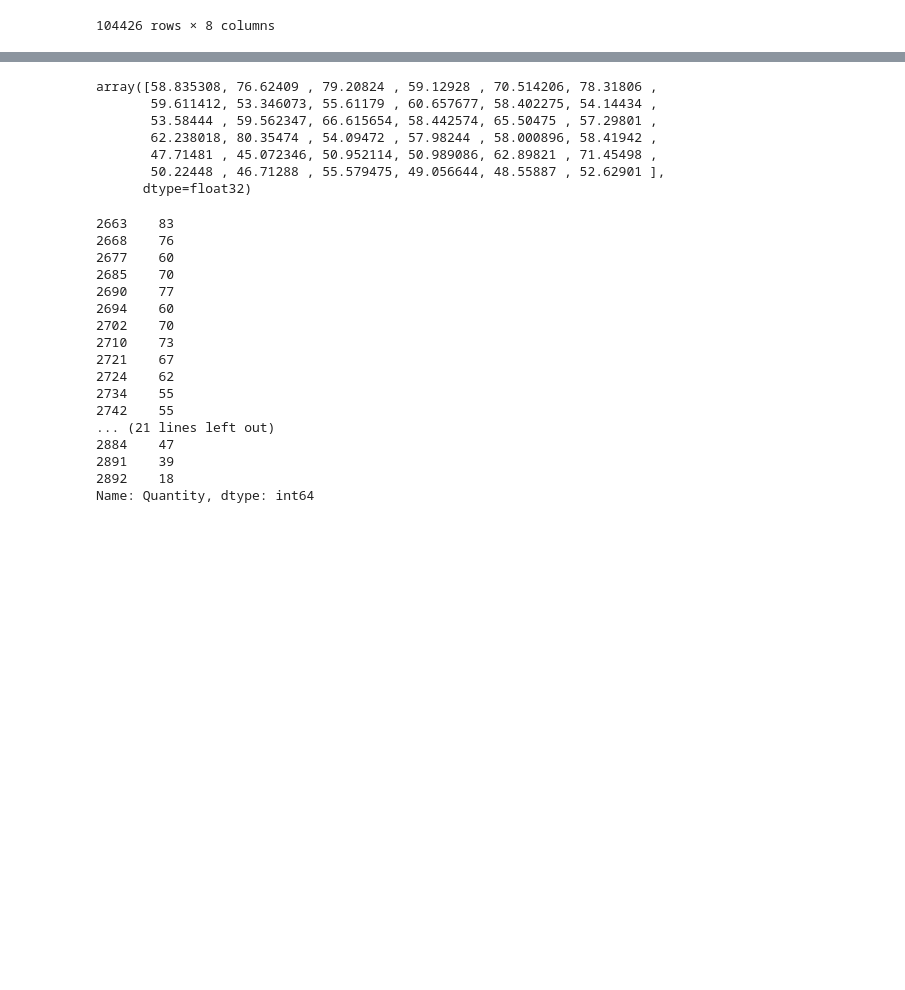
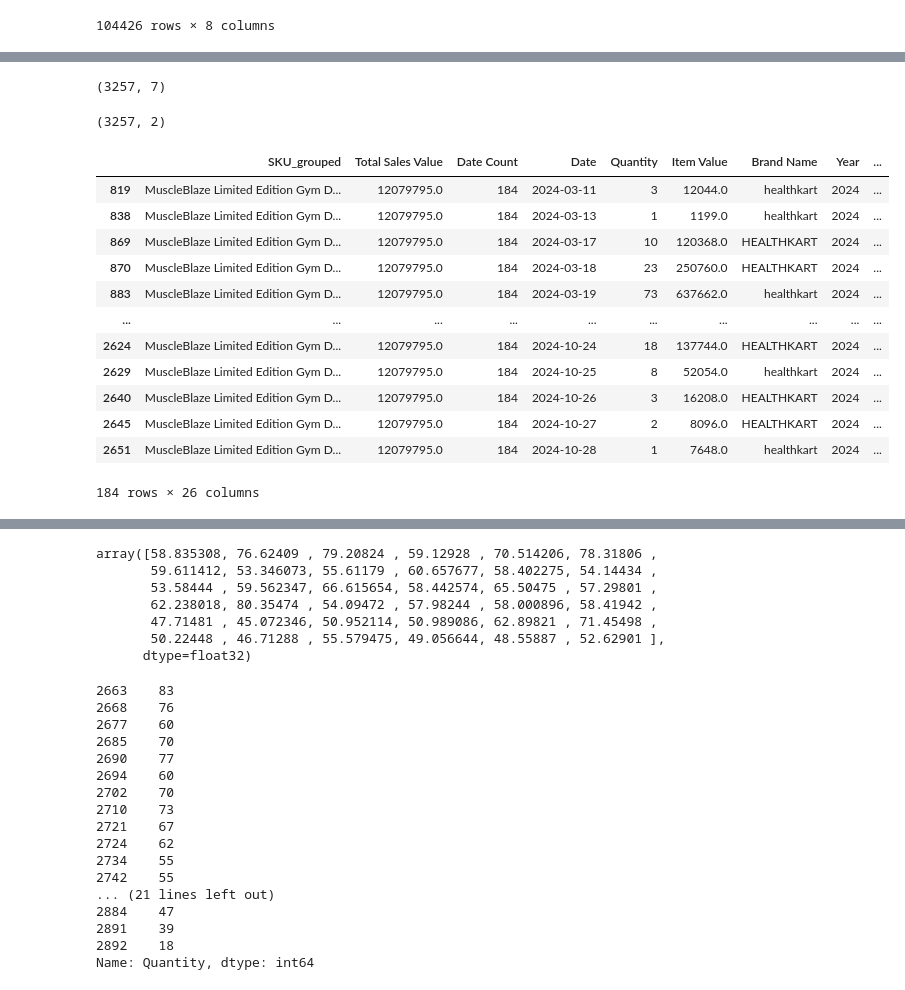
Before and after one commit to Dimpleraj1991/PicknDal, a Jupyter notebook: Day_forecastor.ipynb, the cells around one changed output, grey strips where cells are left out. Saved outputs shown, nothing was run; the diff lists cells and outputs as text; code cells hidden in the pictures; blank space fills up the shorter version.

Commit message:
Day ahead forecaster Bhanu fixes

```diff
--- a/Day_forecastor.ipynb
+++ b/Day_forecastor.ipynb
@@ -127,3 +254,8 @@ sales_data_grouped_select
+# %%
+def wmape(y_true, y_pred):
+    if np.sum(y_true) == 0:
+        return 0
+    return np.sum(np.abs(y_true - y_pred)) / np.sum(y_true)
 # %%
 unique_skus=sales_data_grouped_select['SKU_grouped'].unique()
 results={}
@@ -129,0 +340,27 @@ results={}
+# %%
+forecast_df=pd.DataFrame()
+
+results=pd.DataFrame(columns=['SKU','Model','Train WMAPE','Test WMAPE'])
+for sku in unique_skus:
+    print(f'Forecasting for SKU:{sku}')
+
+    main_df=sales_data_grouped_select[sales_data_grouped_select['SKU_grouped']==sku]
+    max_date=main_df['Date'].max()
+    max_train_date=main_df['Date'].max()-timedelta(days=30)
+    train_df=main_df[main_df['Date']<max_train_date]
+    test_df=main_df[main_df['Date']>=max_train_date]
+
+    model_features=['Year', 'Week of Year', 'Week of Month', 'Is Weekend', 'Is Holiday',
+       'is_14_days_before_holiday', 'is_14_days_before_festival',
+       'is_7_days_before_holiday', 'is_7_days_before_festival', 'demand_lag_1',
+       'demand_lag_7', 'demand_lag_14', 'rolling mean 7', 'rolling std 7',
+       'day of week', 'day of month']
+    combined_data,train_wmape,test_wmape,xgb_model=xgb_forecast(train_df,test_df,30,model_features)
+    future=xgb_forecaster(main_df,test_df,xgb_model,model_features,60)
+    results[len(results)]=[sku,"XGBoost",train_wmape,test_wmape]
+    sku_df=pd.concat([combined_data,future])
+    sku_df["Train_wmape"]=train_wmape
+    sku_df["Test_wmape"]=test_wmape
+    sku_df["Model"]="XGBoost"
+    print(f'WMAPE for {sku}:{train_wmape} (train) and {test_wmape} (test)')
+    forecast_df=pd.concat([forecast_df,sku_df],axis=0)
@@ -129,0 +404,7 @@ results={}
+# %%
+print(forecast_df.shape)
+forecast_df[["SKU_grouped","Date"]].drop_duplicates().shape
+# forecast_df[forecast_df["SKU_grouped"]=="MuscleBlaze Biozyme Performance Whey"]
+# %% [output]
+(3257, 7)
+(3257, 2)
@@ -129,0 +452,16 @@ results={}
+# %%
+combined_data[["SKU_grouped","Date","Quantity","Prediction"]]
+# %% [output]
+|  | SKU_grouped | Total Sales Value | Date Count | Date | Quantity | Item Value | Brand Name | Year | ... |
+| 819 | MuscleBlaze Limited Edition Gym D... | 12079795.0 | 184 | 2024-03-11 | 3 | 12044.0 | healthkart | 2024 | ... |
+| 838 | MuscleBlaze Limited Edition Gym D... | 12079795.0 | 184 | 2024-03-13 | 1 | 1199.0 | healthkart | 2024 | ... |
+| 869 | MuscleBlaze Limited Edition Gym D... | 12079795.0 | 184 | 2024-03-17 | 10 | 120368.0 | HEALTHKART | 2024 | ... |
+| 870 | MuscleBlaze Limited Edition Gym D... | 12079795.0 | 184 | 2024-03-18 | 23 | 250760.0 | HEALTHKART | 2024 | ... |
+| 883 | MuscleBlaze Limited Edition Gym D... | 12079795.0 | 184 | 2024-03-19 | 73 | 637662.0 | healthkart | 2024 | ... |
+| ... | ... | ... | ... | ... | ... | ... | ... | ... | ... |
+| 2624 | MuscleBlaze Limited Edition Gym D... | 12079795.0 | 184 | 2024-10-24 | 18 | 137744.0 | HEALTHKART | 2024 | ... |
+| 2629 | MuscleBlaze Limited Edition Gym D... | 12079795.0 | 184 | 2024-10-25 | 8 | 52054.0 | healthkart | 2024 | ... |
+| 2640 | MuscleBlaze Limited Edition Gym D... | 12079795.0 | 184 | 2024-10-26 | 3 | 16208.0 | HEALTHKART | 2024 | ... |
+| 2645 | MuscleBlaze Limited Edition Gym D... | 12079795.0 | 184 | 2024-10-27 | 2 | 8096.0 | HEALTHKART | 2024 | ... |
+| 2651 | MuscleBlaze Limited Edition Gym D... | 12079795.0 | 184 | 2024-10-28 | 1 | 7648.0 | healthkart | 2024 | ... |
+184 rows × 26 columns
```
Also changed, not shown: parts of 24 cells of this notebook.
